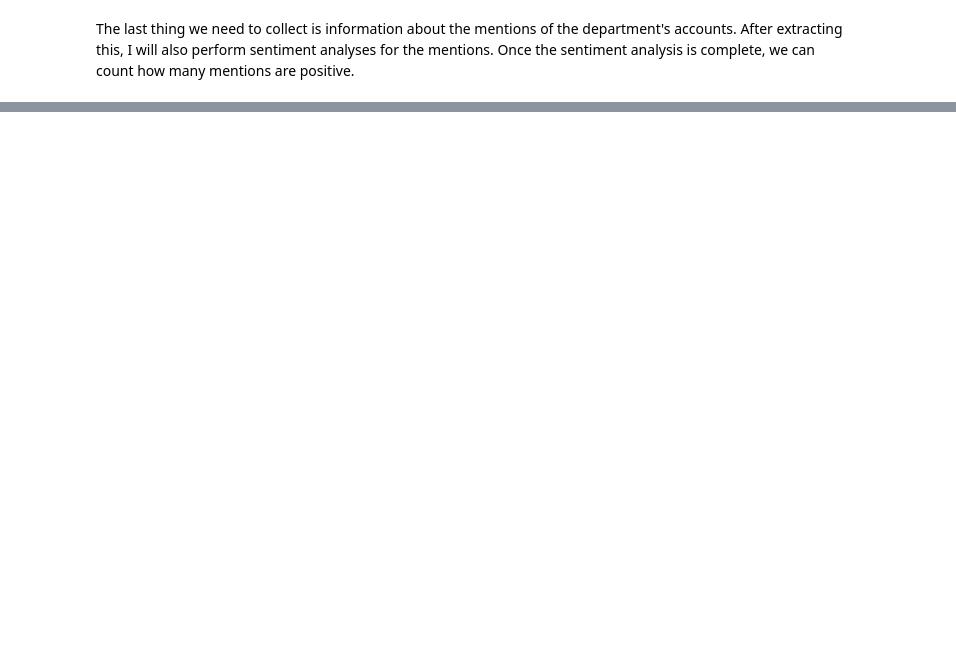
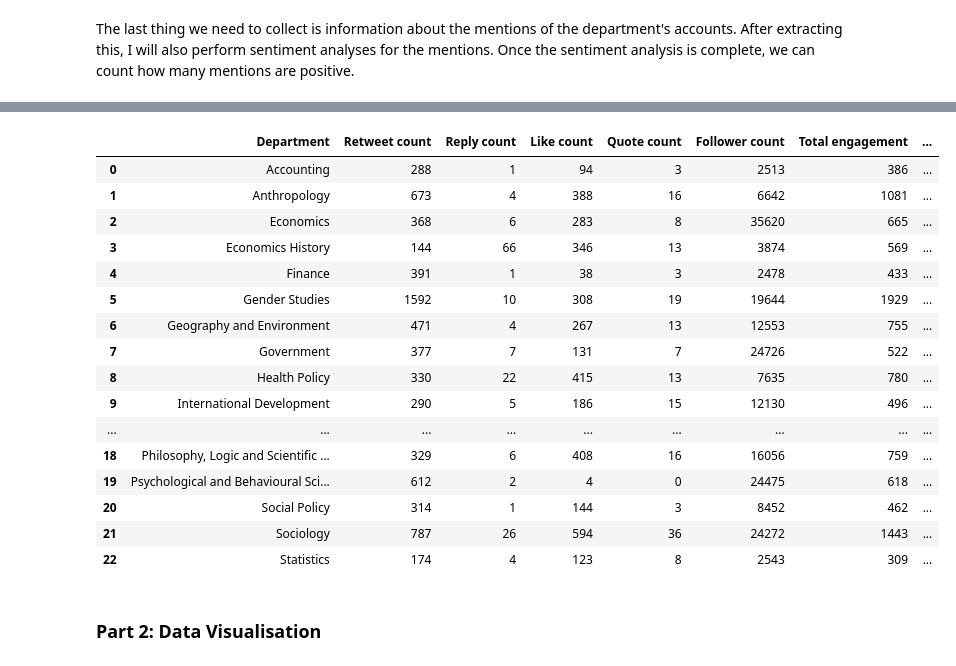
Before and after one commit to RS201918703/Twitter-Analytics, a Jupyter notebook: Project code.ipynb, the cells around one changed output, grey strips where cells are left out. Drawn from its saved outputs; the diff is of its cells as text; code cells hidden in the pictures; blank space fills up the shorter version.

```diff
--- a/Project code.ipynb
+++ b/Project code.ipynb
@@ -803,0 +1265,13 @@ LookupError:
+# %%
+mentions['Subjectivity'] = mentions['Tweet content'].apply(Subjectivity)
+mentions['Polarity'] = mentions['Tweet content'].apply(Polarity)
+# %%
+def sentiment_analysis(score):
+    if score < 0:
+        return 'Negative'
+    elif score == 0 :
+        return 'Neutral'
+    elif score > 0:
+        return 'Positive'
+
+mentions['Sentiment'] = mentions['Polarity'].apply(sentiment_analysis)
@@ -803,0 +1294,25 @@ LookupError:
+# %%
+def positive(text):
+    if text == 'Positive':
+        return 1
+    else:
+        return 0
+
+def neutral(text):
+    if text == 'Neutral':
+        return 1
+    else:
+        return 0
+
+def negative(text):
+    if text == 'Negative':
+        return 1
+    else:
+        return 0
+
+mentions['Positive'] = mentions['Sentiment'].apply(positive)
+mentions['Neutral'] = mentions['Sentiment'].apply(neutral)
+mentions['Negative'] = mentions['Sentiment'].apply(negative)
+# %%
+mentions_sum = mentions.groupby(['Department'], as_index=False).sum()
+mentions_sum
@@ -803,0 +1337,27 @@ LookupError:
+# %%
+dept_eng["Mentions' subjectivity"] = mentions_sum['Subjectivity']
+dept_eng["Mentions' polarity"] = mentions_sum['Polarity']
+dept_eng['Positive mentions'] = mentions_sum['Positive']
+dept_eng['Neutral mentions'] = mentions_sum['Neutral']
+dept_eng['Negative mentions'] =  mentions_sum['Negative']
+dept_eng
+# %% [output]
+|  | Department | Retweet count | Reply count | Like count | Quote count | Follower count | Total engagement | ... |
+| 0 | Accounting | 288 | 1 | 94 | 3 | 2513 | 386 | ... |
+| 1 | Anthropology | 673 | 4 | 388 | 16 | 6642 | 1081 | ... |
+| 2 | Economics | 368 | 6 | 283 | 8 | 35620 | 665 | ... |
+| 3 | Economics History | 144 | 66 | 346 | 13 | 3874 | 569 | ... |
+| 4 | Finance | 391 | 1 | 38 | 3 | 2478 | 433 | ... |
+| 5 | Gender Studies | 1592 | 10 | 308 | 19 | 19644 | 1929 | ... |
+| 6 | Geography and Environment | 471 | 4 | 267 | 13 | 12553 | 755 | ... |
+| 7 | Government | 377 | 7 | 131 | 7 | 24726 | 522 | ... |
+| 8 | Health Policy | 330 | 22 | 415 | 13 | 7635 | 780 | ... |
+| 9 | International Development | 290 | 5 | 186 | 15 | 12130 | 496 | ... |
+| ... | ... | ... | ... | ... | ... | ... | ... | ... |
+| 18 | Philosophy, Logic and Scientific ... | 329 | 6 | 408 | 16 | 16056 | 759 | ... |
+| 19 | Psychological and Behavioural Sci... | 612 | 2 | 4 | 0 | 24475 | 618 | ... |
+| 20 | Social Policy | 314 | 1 | 144 | 3 | 8452 | 462 | ... |
+| 21 | Sociology | 787 | 26 | 594 | 36 | 24272 | 1443 | ... |
+| 22 | Statistics | 174 | 4 | 123 | 8 | 2543 | 309 | ... |
+# %% [markdown]
+### Part 2: Data Visualisation
```
Also changed, not shown: parts of 37 cells of this notebook.
